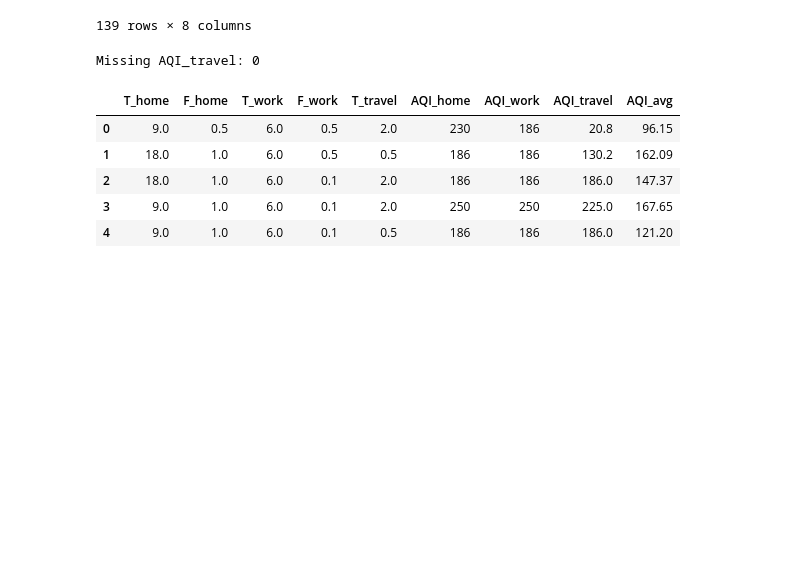
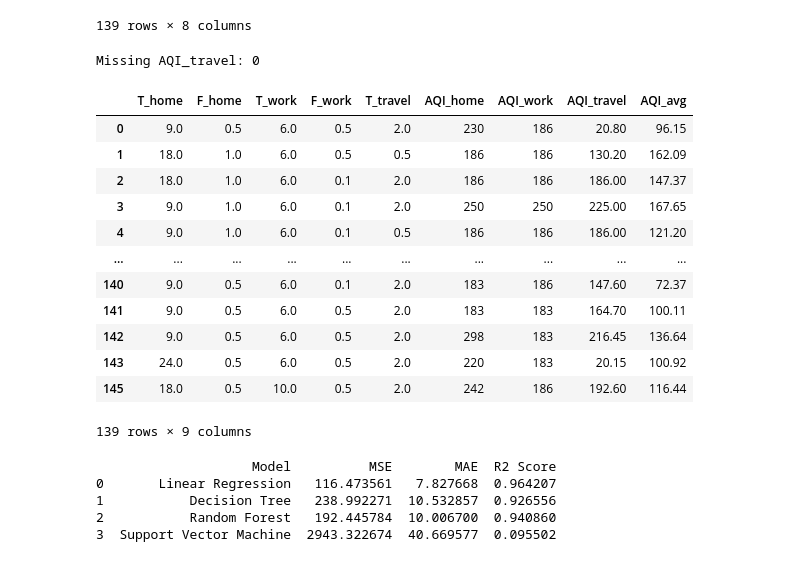
Before and after one commit to Wrudra/AirAwareDhaka, a Jupyter notebook: airawaredhaka.ipynb, the cells around one changed output. Saved outputs shown, nothing was run; the diff lists cells and outputs as text; code cells hidden in the pictures; blank space fills up the shorter version.

```diff
--- a/airawaredhaka.ipynb
+++ b/airawaredhaka.ipynb
@@ -301,20 +310,26 @@ Unmapped Transport_Mode: []
 # %%
 # Verify AQI_travel exists and has no missing values
 print("Missing AQI_travel:", df['AQI_travel'].isna().sum())
 
 # Calculate AQI_avg using the formula
 df['AQI_avg'] = (((df['T_home'] * df['F_home'] * df['AQI_home']) +
                  (df['T_work'] * df['F_work'] * df['AQI_work']) +
                  (df['T_travel'] * df['AQI_travel'])) / \
                 (df['T_home'] + df['T_work'] + df['T_travel'])).round(2)
 
-# Display the DataFrame with the specified columns and AQI_avg
-df.head()
+df
 # %% [output]
 Missing AQI_travel: 0
 |  | T_home | F_home | T_work | F_work | T_travel | AQI_home | AQI_work | AQI_travel | AQI_avg |
-| 0 | 9.0 | 0.5 | 6.0 | 0.5 | 2.0 | 230 | 186 | 20.8 | 96.15 |
-| 1 | 18.0 | 1.0 | 6.0 | 0.5 | 0.5 | 186 | 186 | 130.2 | 162.09 |
-| 2 | 18.0 | 1.0 | 6.0 | 0.1 | 2.0 | 186 | 186 | 186.0 | 147.37 |
-| 3 | 9.0 | 1.0 | 6.0 | 0.1 | 2.0 | 250 | 250 | 225.0 | 167.65 |
-| 4 | 9.0 | 1.0 | 6.0 | 0.1 | 0.5 | 186 | 186 | 186.0 | 121.20 |
+| 0 | 9.0 | 0.5 | 6.0 | 0.5 | 2.0 | 230 | 186 | 20.80 | 96.15 |
+| 1 | 18.0 | 1.0 | 6.0 | 0.5 | 0.5 | 186 | 186 | 130.20 | 162.09 |
+| 2 | 18.0 | 1.0 | 6.0 | 0.1 | 2.0 | 186 | 186 | 186.00 | 147.37 |
+| 3 | 9.0 | 1.0 | 6.0 | 0.1 | 2.0 | 250 | 250 | 225.00 | 167.65 |
+| 4 | 9.0 | 1.0 | 6.0 | 0.1 | 0.5 | 186 | 186 | 186.00 | 121.20 |
+| ... | ... | ... | ... | ... | ... | ... | ... | ... | ... |
+| 140 | 9.0 | 0.5 | 6.0 | 0.1 | 2.0 | 183 | 186 | 147.60 | 72.37 |
+| 141 | 9.0 | 0.5 | 6.0 | 0.5 | 2.0 | 183 | 183 | 164.70 | 100.11 |
+| 142 | 9.0 | 0.5 | 6.0 | 0.5 | 2.0 | 298 | 183 | 216.45 | 136.64 |
+| 143 | 24.0 | 0.5 | 6.0 | 0.5 | 2.0 | 220 | 183 | 20.15 | 100.92 |
+| 145 | 18.0 | 0.5 | 10.0 | 0.5 | 2.0 | 242 | 186 | 192.60 | 116.44 |
+139 rows × 9 columns
@@ -320,0 +343,45 @@ Missing AQI_travel: 0
+# %%
+# Dictionary to store models and their performance
+models = {
+    'Linear Regression': LinearRegression(),
+    'Decision Tree': DecisionTreeRegressor(random_state=42),
+    'Random Forest': RandomForestRegressor(random_state=42),
+    'Support Vector Machine': SVR()
+}
+
+# Dictionary to store performance metrics
+performance = {
+    'Model': [],
+    'MSE': [],
+    'MAE': [],
+    'R2 Score': []
+}
+
+# Train and evaluate each model
+for model_name, model in models.items():
+    # Train the model
+    model.fit(X_train, y_train)
+
+    # Make predictions
+    y_pred = model.predict(X_test)
+
+    # Calculate performance metrics
+    mse = mean_squared_error(y_test, y_pred)
+    mae = mean_absolute_error(y_test, y_pred)
+    r2 = r2_score(y_test, y_pred)
+
+    # Store the metrics
+    performance['Model'].append(model_name)
+    performance['MSE'].append(mse)
+    performance['MAE'].append(mae)
+    performance['R2 Score'].append(r2)
+
+# Create a DataFrame to display the performance
+performance_df = pd.DataFrame(performance)
+print(performance_df)
+# %% [output]
+                    Model          MSE        MAE  R2 Score
+0       Linear Regression   116.473561   7.827668  0.964207
+1           Decision Tree   238.992271  10.532857  0.926556
+2           Random Forest   192.445784  10.006700  0.940860
+3  Support Vector Machine  2943.322674  40.669577  0.095502
```
Also changed, not shown: parts of 3 cells of this notebook.
